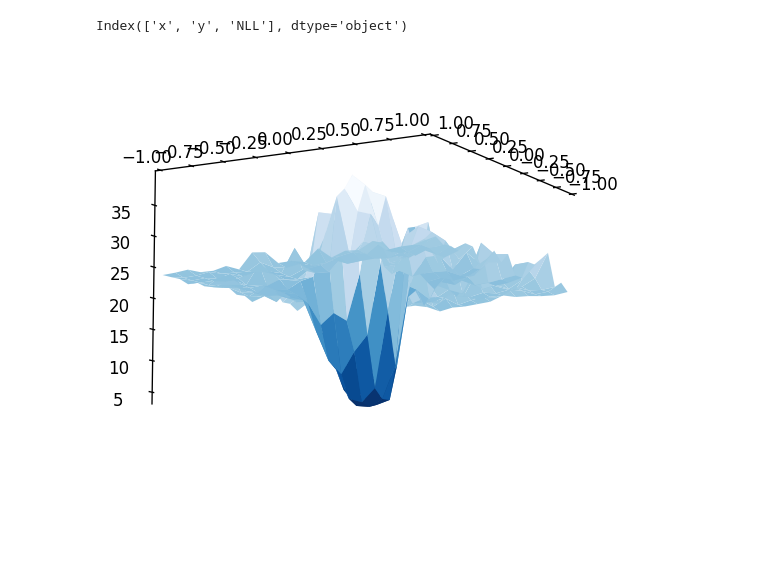
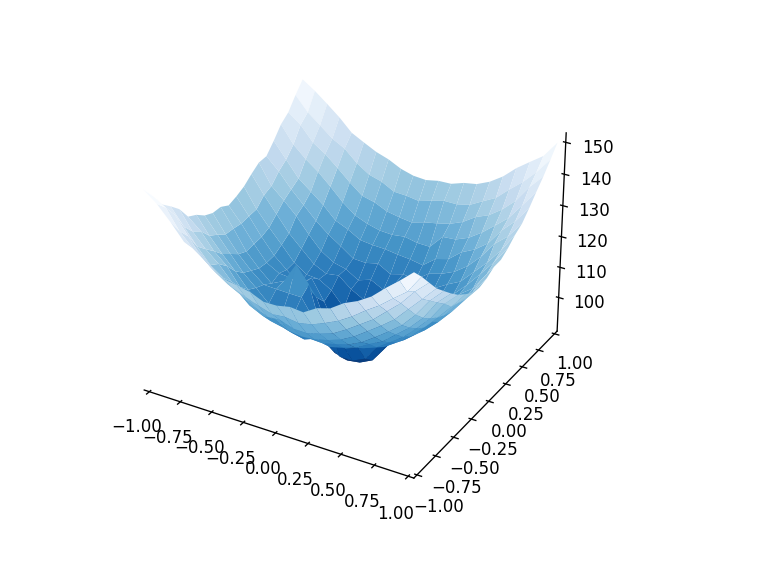
Before and after one commit to MarsJacobs/kd-qat-large-enc, a Jupyter notebook: lls_plot.ipynb, the cells around one changed output. Drawn from its saved outputs; the diff is of its cells as text; code cells hidden in the pictures.

```diff
--- a/lls_plot.ipynb
+++ b/lls_plot.ipynb
@@ -6,12 +6,8 @@
 # metrics_dir = "lls_logs/rte_1SB_GT_100_lls.csv"
 # metrics_dir = "lls_logs/rte_1SB_M_100_lls.csv"
 # metrics_dir = "lls_logs/rte_1SB_M_base_lls.csv"
-metrics_dir = "lls_logs/rte_1SB_M_100_base_lls.csv"
+metrics_dir = "lls_logs/cola_1SB_O_large_lls.csv"
 # metrics_dir = "lls_logs/cola_1SB_lls.csv"
-# %%
-data.keys()
-# %% [output]
-Index(['x', 'y', 'NLL'], dtype='object')
 # %%
 import math
 import numpy as np
@@ -27,8 +23,8 @@ from matplotlib import cm
 names = ["x", "y", "l1", "l2", "NLL"]
 # names = ["x", "y", "NLL"]
 data = pd.read_csv(metrics_dir, names=names)
-data["loss"] = data["NLL"] # + optim_args["weight_decay"] * data["l2"]  # NLL + l2
-# data["loss"] = data["NLL"] + 0.01 * data["l2"]  # NLL + l2
+# data["loss"] = data["NLL"] # + optim_args["weight_decay"] * data["l2"]  # NLL + l2
+data["loss"] = data["NLL"] + 0.01 * data["l2"]  # NLL + l2
 
 # prepare data
 p = int(math.sqrt(len(data)))
@@ -46,7 +42,7 @@ rcount, ccount, _ = colors.shape
 # %%
 fig = plt.figure(figsize=(4, 4), dpi=120)
 ax = fig.gca(projection="3d")
-ax.view_init(elev=-10, azim=30)  # angle
+# ax.view_init(elev=-10, azim=30)  # angle
 
 # make the panes transparent
 ax.xaxis.set_pane_color((1.0, 1.0, 1.0, 0.0))
@@ -58,31 +54,31 @@ ax.yaxis._axinfo["grid"]['color'] =  (1,1,1,0)
 ax.zaxis._axinfo["grid"]['color'] =  (1,1,1,0)
 
 surf = ax.plot_surface(
     xs, ys, zs,
     rcount=rcount, ccount=ccount,
     cmap="Blues_r", shade=False
 )
 
 # surf = ax.plot_surface(
 #     xs, ys, zs,
 #     rcount=rcount, ccount=ccount,
 #     facecolors=colors, shade=False,
 # )
 # surf.set_facecolor((0,0,0,0))
 
 # remove white spaces
 adjust_lim = 1
 ax.set_xlim(-1 * adjust_lim, 1 * adjust_lim)
 ax.set_ylim(-1 * adjust_lim, 1 * adjust_lim)
 # ax.set_zlim(0, 50)
 fig.subplots_adjust(left=0, right=1, bottom=0, top=1)
 #ax.axis('off')
 
 ls = 10
 ax.tick_params(axis="x", labelsize=ls)
 ax.tick_params(axis="y", labelsize=ls)
 ax.tick_params(axis="z", labelsize=ls)
 
 plt.show()
 # %% [output]
-[figure, old version]
+[figure, new version]
```
Also changed, not shown: 4 other files.
